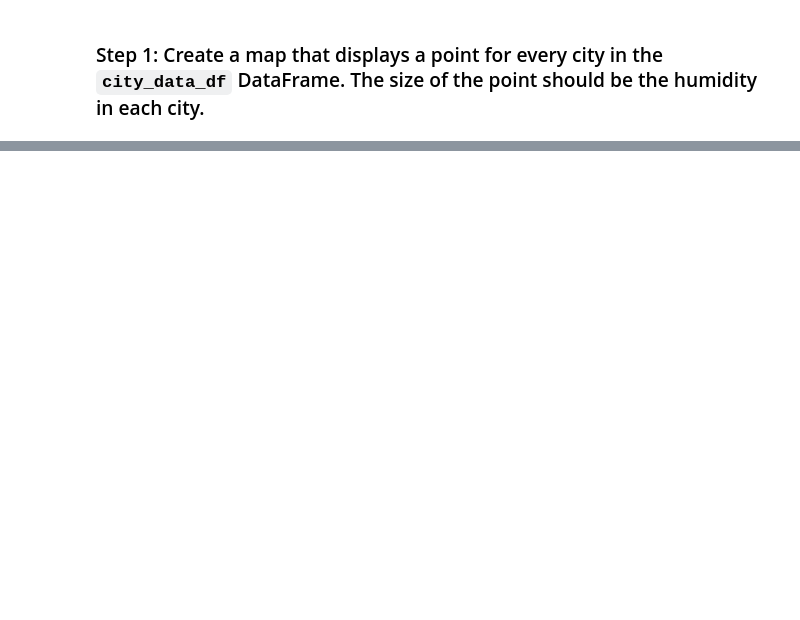
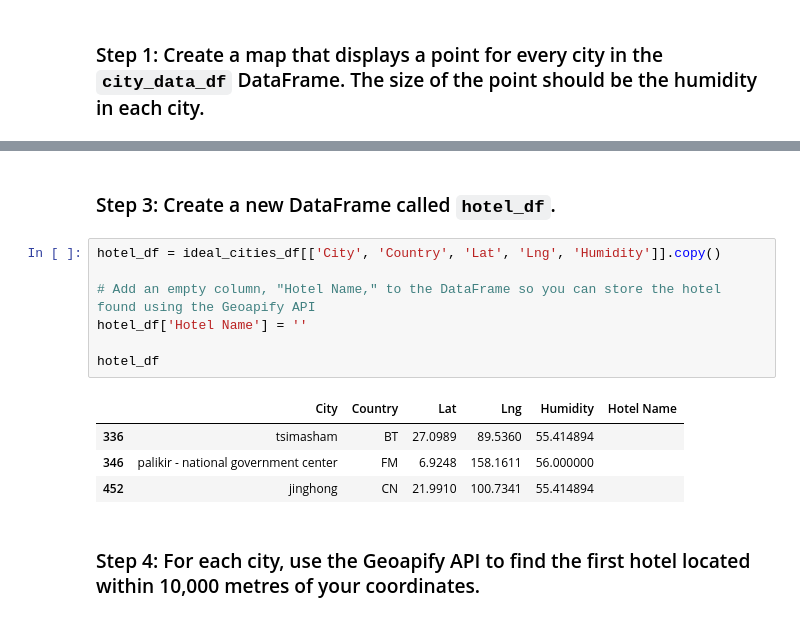
Before and after one commit to JNorthData/Weather_API, a Jupyter notebook: VacationAPI.ipynb, the cells around one changed output, grey strips where cells are left out. Saved outputs shown, nothing was run; the diff lists cells and outputs as text; blank space fills up the shorter version.

```diff
--- a/VacationAPI.ipynb
+++ b/VacationAPI.ipynb
@@ -112,0 +100,16 @@ plt.show()
+# %% [markdown]
+### Step 3: Create a new DataFrame called `hotel_df`.
+# %%
+hotel_df = ideal_cities_df[['City', 'Country', 'Lat', 'Lng', 'Humidity']].copy()
+
+# Add an empty column, "Hotel Name," to the DataFrame so you can store the hotel found using the Geoapify API
+hotel_df['Hotel Name'] = ''
+
+hotel_df
+# %% [output]
+|  | City | Country | Lat | Lng | Humidity | Hotel Name |
+| 336 | tsimasham | BT | 27.0989 | 89.5360 | 55.414894 |  |
+| 346 | palikir - national government center | FM | 6.9248 | 158.1611 | 56.000000 |  |
+| 452 | jinghong | CN | 21.9910 | 100.7341 | 55.414894 |  |
+# %% [markdown]
+### Step 4: For each city, use the Geoapify API to find the first hotel located within 10,000 metres of your coordinates.
```
Also changed, not shown: parts of 6 cells of this notebook.
